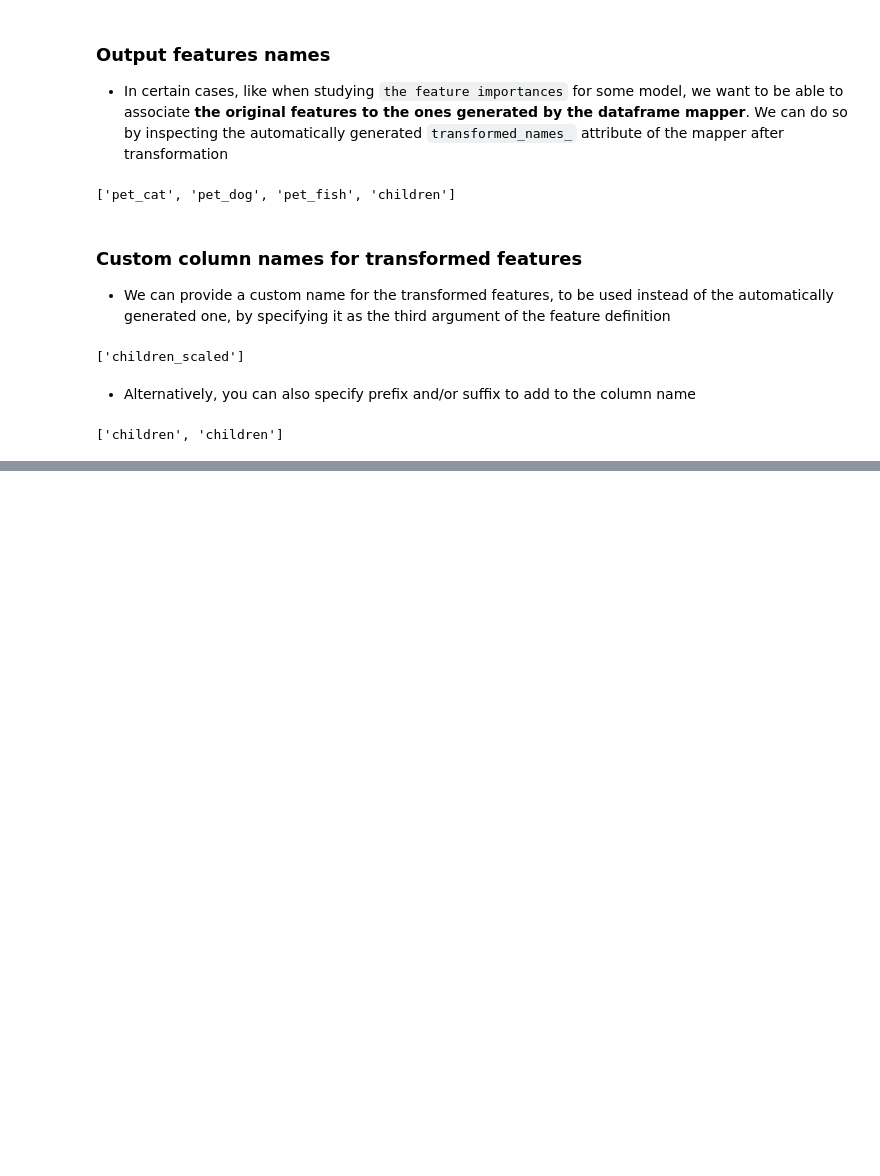
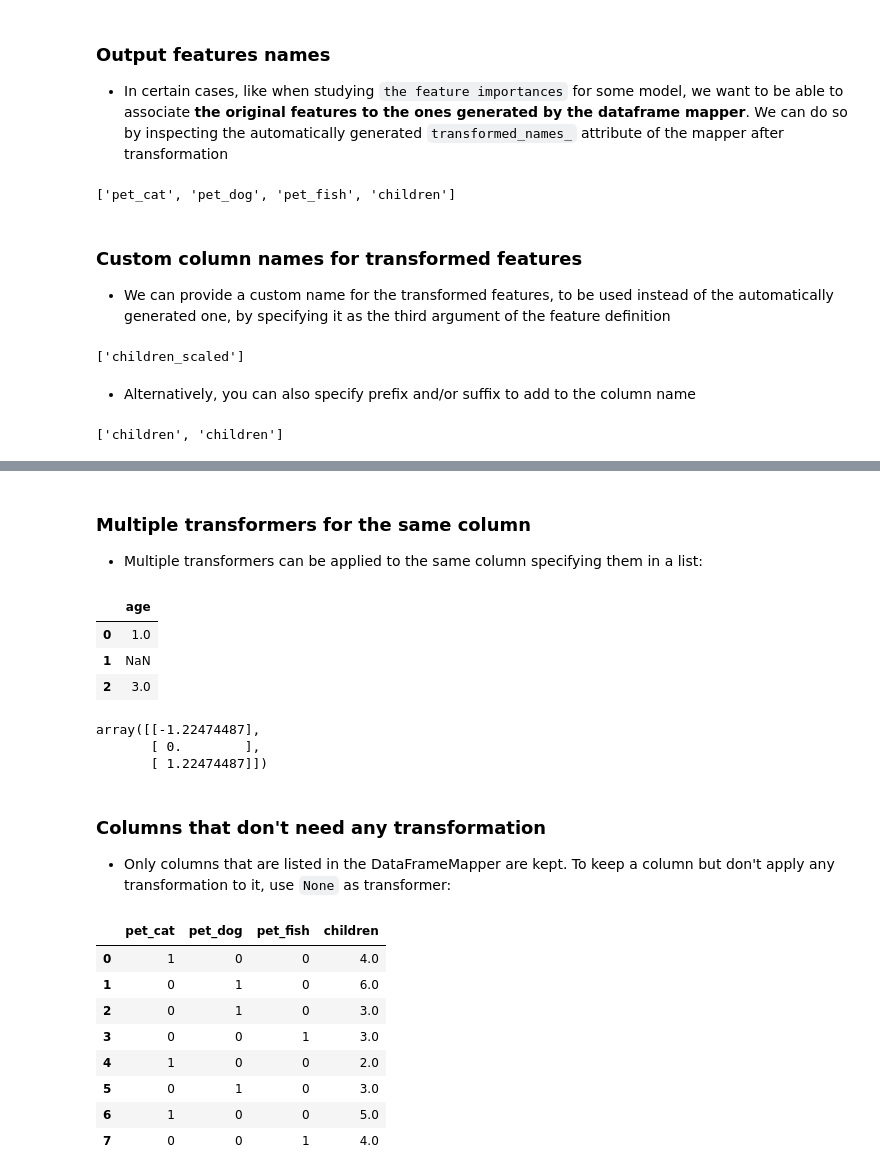
Before and after one commit to rd8312/Machine-Learning, a Jupyter notebook: ML/dataset_transformations/sklearn-pandas.ipynb, the cells around one changed output, grey strips where cells are left out. Cells and saved outputs as stored; diff of their text form; code cells hidden in the pictures; blank space fills up the shorter version.

```diff
--- a/ML/dataset_transformations/sklearn-pandas.ipynb
+++ b/ML/dataset_transformations/sklearn-pandas.ipynb
@@ -142,0 +368,3 @@ mapper_alias.transformed_names_
+# %% [markdown]
+### Multiple transformers for the same column
+- Multiple transformers can be applied to the same column specifying them in a list:
@@ -142,0 +375,34 @@ mapper_alias.transformed_names_
+# %%
+data_3 = pd.DataFrame({'age': [1, np.nan, 3]})
+data_3
+# %% [output]
+|  | age |
+| 0 | 1.0 |
+| 1 | NaN |
+| 2 | 3.0 |
+# %%
+mapper3.fit_transform(data_3)
+# %% [output]
+array([[-1.22474487],
+       [ 0.        ],
+       [ 1.22474487]])
+# %% [markdown]
+### Columns that don't need any transformation
+- Only columns that are listed in the DataFrameMapper are kept. To keep a column but don't apply any transformation to it, use `None` as transformer:
+# %%
+mapper3 = DataFrameMapper([
+     ('pet', sklearn.preprocessing.LabelBinarizer()),
+     ('children', None)
+ ], df_out=True)
+# %%
+np.round(mapper3.fit_transform(data.copy()))
+# %% [output]
+|  | pet_cat | pet_dog | pet_fish | children |
+| 0 | 1 | 0 | 0 | 4.0 |
+| 1 | 0 | 1 | 0 | 6.0 |
+| 2 | 0 | 1 | 0 | 3.0 |
+| 3 | 0 | 0 | 1 | 3.0 |
+| 4 | 1 | 0 | 0 | 2.0 |
+| 5 | 0 | 1 | 0 | 3.0 |
+| 6 | 1 | 0 | 0 | 5.0 |
+| 7 | 0 | 0 | 1 | 4.0 |
```
Also changed, not shown: parts of 52 cells of this notebook.
